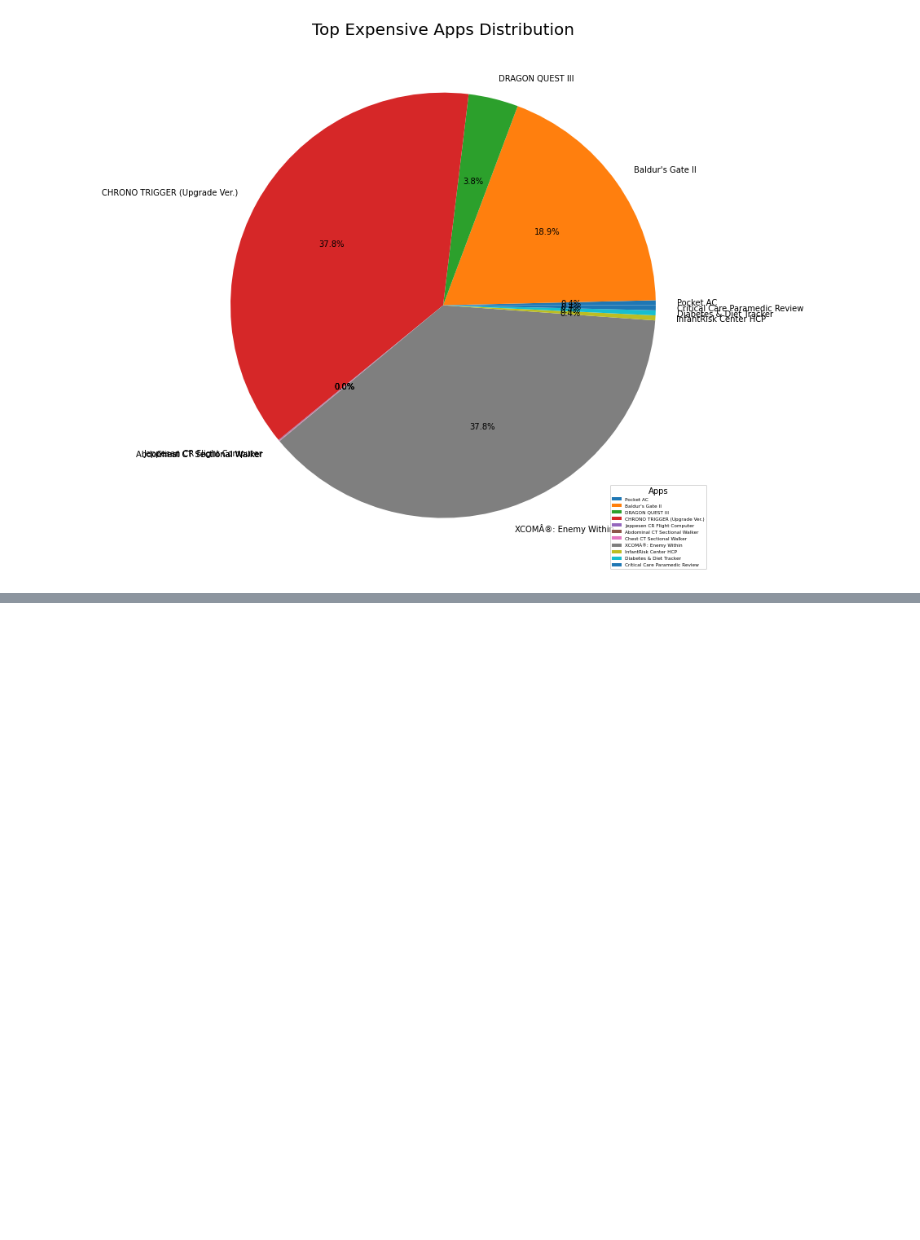
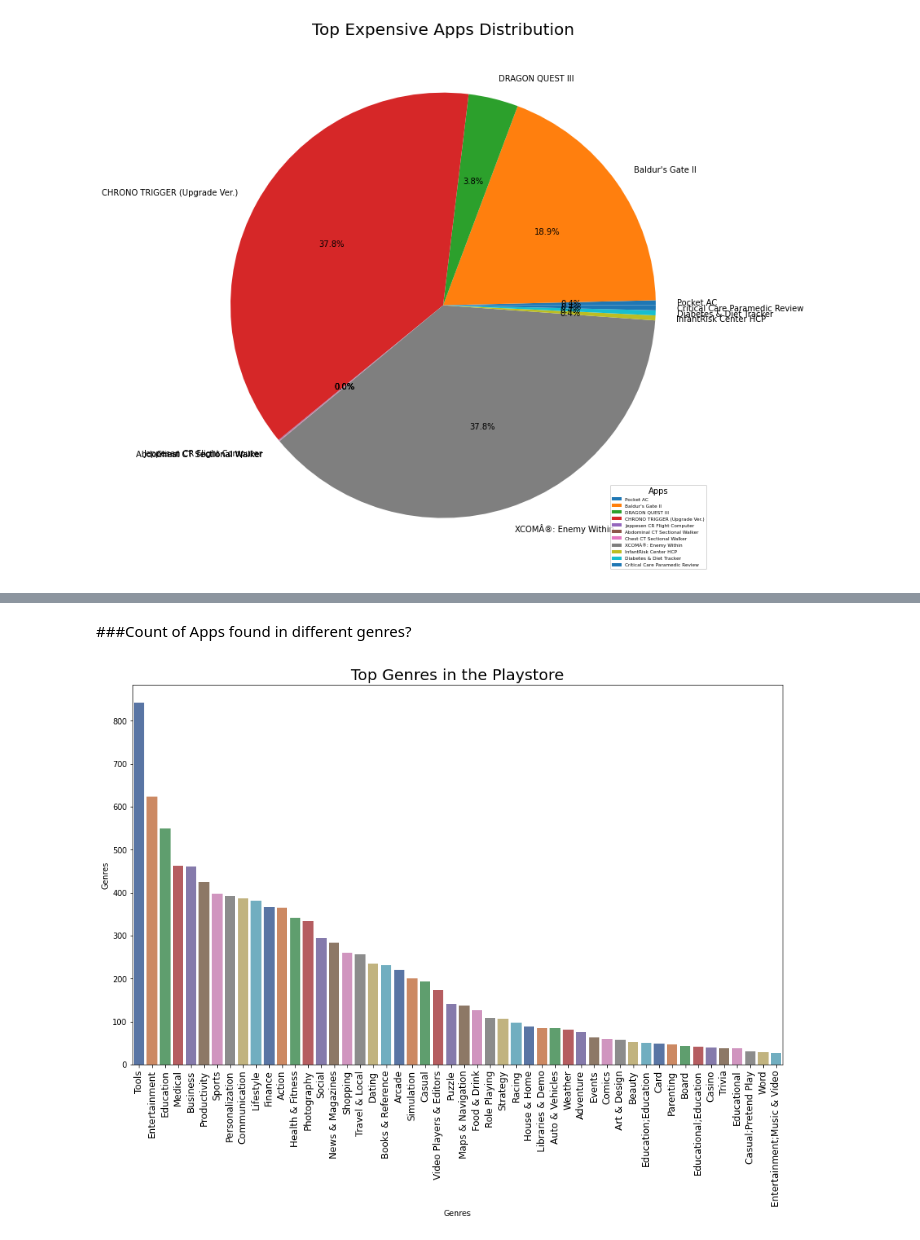
Before and after one commit to Amankr351/Play-Store-Review-Analysis, a Jupyter notebook: Aman_EDA_Project.ipynb, the cells around one changed output, grey strips where cells are left out. Drawn from its saved outputs; the diff is of its cells as text; code cells hidden in the pictures; blank space fills up the shorter version.

```diff
--- a/Aman_EDA_Project.ipynb
+++ b/Aman_EDA_Project.ipynb
@@ -252,0 +286,13 @@ plt.legend(top10PaidApps.App,
+# %% [markdown]
+###Count of Apps found in different genres?
+# %%
+topAppsinGenres = data['Genres'].value_counts().head(50)
+# %%
+plt.figure(figsize=(15,9))
+plt.xlabel('Genres')
+plt.ylabel('Genres(App Count)')
+graph = sns.barplot(x=topAppsinGenres.index,y=topAppsinGenres,palette="deep")     #let’s define our x and y axis, which will be required for plotting the graph.
+graph.set_xticklabels(graph.get_xticklabels(), rotation=90, fontsize=12)
+graph.set_title("Top Genres in the Playstore", fontsize = 20);
+# %% [output]
+[figure, added]
```
Also changed, not shown: parts of 33 cells of this notebook.
